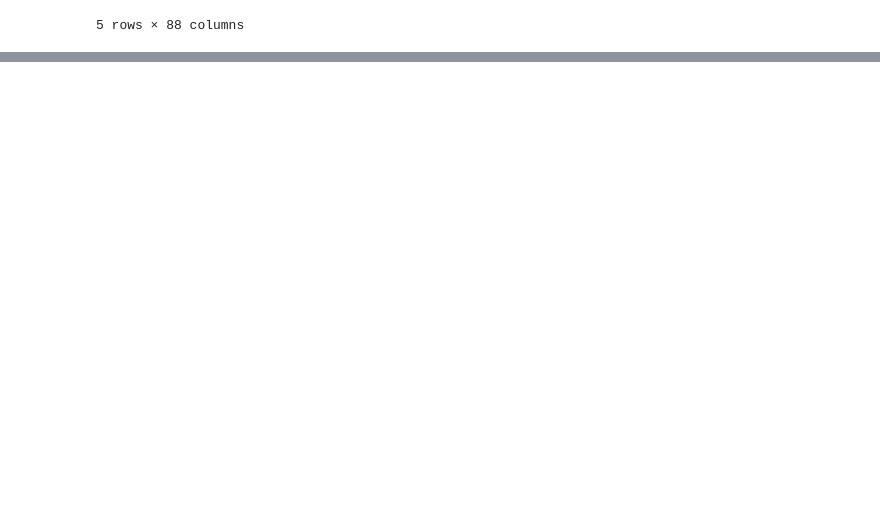
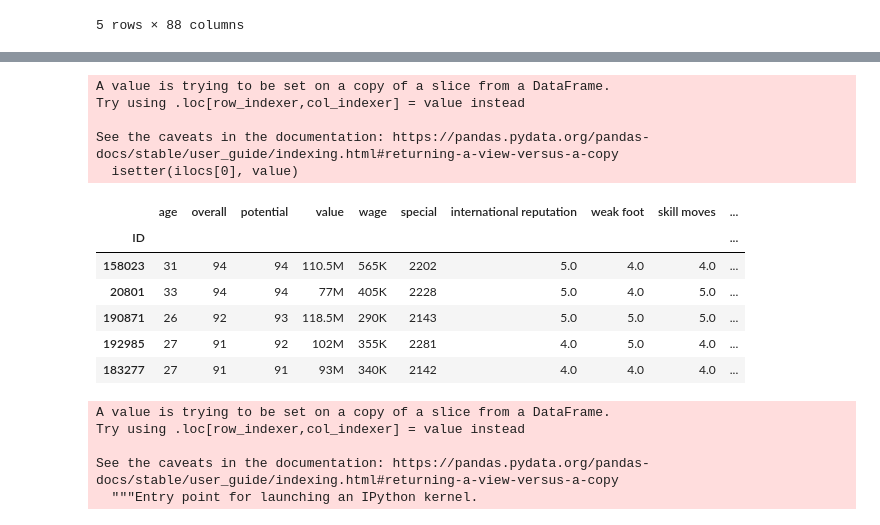
Before and after one commit to Mvital74/datasharing, a Jupyter notebook: FIFA18_PRED.ipynb, the cells around one changed output, grey strips where cells are left out. Saved outputs shown, nothing was run; the diff lists cells and outputs as text; code cells hidden in the pictures; blank space fills up the shorter version.

```diff
--- a/FIFA18_PRED.ipynb
+++ b/FIFA18_PRED.ipynb
@@ -39,0 +65,27 @@ fifa18.drop(columns=['Name','Unnamed: 0', 'Photo', 'Nationality', 'Flag', 'Club
+# %%
+fifa18_pl.loc[:,'value'] = fifa18_pl.loc[:,'value'].str.replace('€','')
+fifa18_pl.loc[:,'wage'] = fifa18_pl.loc[:,'wage'].str.replace('€','')
+# %% [output]
+A value is trying to be set on a copy of a slice from a DataFrame.
+Try using .loc[row_indexer,col_indexer] = value instead
+
+See the caveats in the documentation: https://pandas.pydata.org/pandas-docs/stable/user_guide/indexing.html#returning-a-view-versus-a-copy
+  isetter(ilocs[0], value)
+# %%
+fifa18_pl.head()
+# %% [output]
+|  | age | overall | potential | value | wage | special | international reputation | weak foot | skill moves | ... |
+| ID |  |  |  |  |  |  |  |  |  | ... |
+| 158023 | 31 | 94 | 94 | 110.5M | 565K | 2202 | 5.0 | 4.0 | 4.0 | ... |
+| 20801 | 33 | 94 | 94 | 77M | 405K | 2228 | 5.0 | 4.0 | 5.0 | ... |
+| 190871 | 26 | 92 | 93 | 118.5M | 290K | 2143 | 5.0 | 5.0 | 5.0 | ... |
+| 192985 | 27 | 91 | 92 | 102M | 355K | 2281 | 4.0 | 5.0 | 4.0 | ... |
+| 183277 | 27 | 91 | 91 | 93M | 340K | 2142 | 4.0 | 4.0 | 4.0 | ... |
+# %%
+fifa18_pl['wage'] = fifa18_pl['wage'].map(lambda x: int(x.replace('K',''))*1000)
+# %% [output]
+A value is trying to be set on a copy of a slice from a DataFrame.
+Try using .loc[row_indexer,col_indexer] = value instead
+
+See the caveats in the documentation: https://pandas.pydata.org/pandas-docs/stable/user_guide/indexing.html#returning-a-view-versus-a-copy
+  """Entry point for launching an IPython kernel.
```
Also changed, not shown: parts of 17 cells of this notebook.
